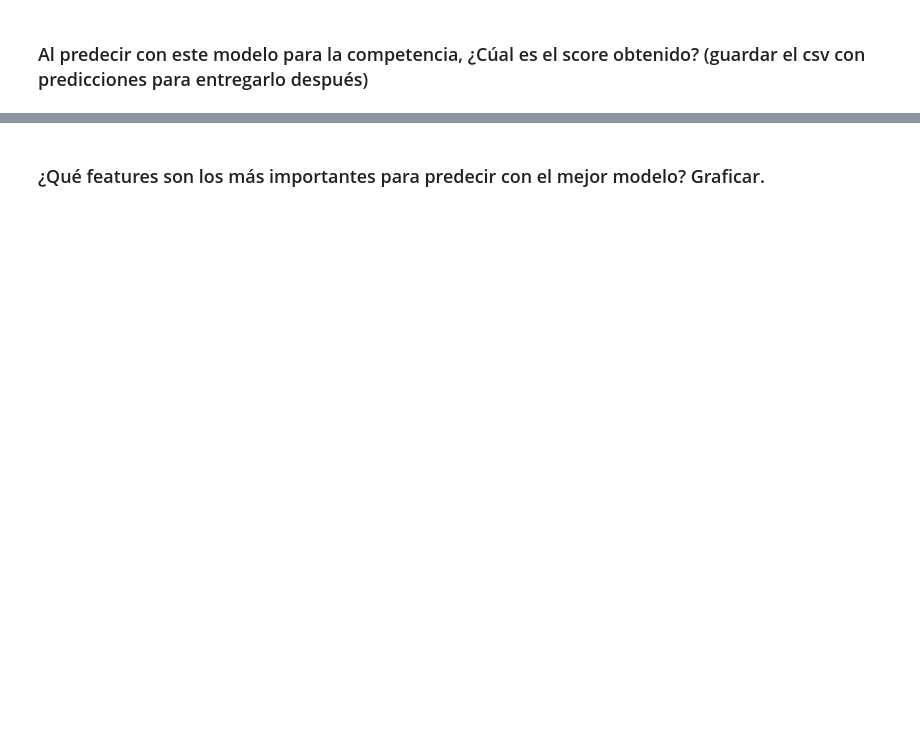
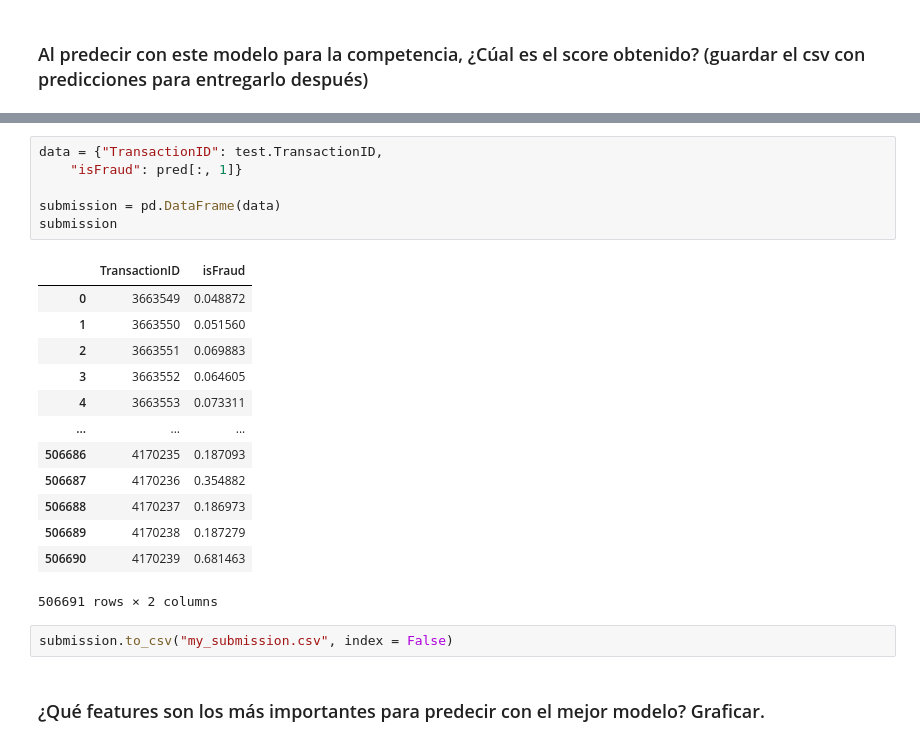
Before and after one commit to MauRodriguez/Orga-de-Datos-entregas, a Jupyter notebook: TP 3/baseline.ipynb, the cells around one changed output, grey strips where cells are left out. Drawn from its saved outputs; the diff is of its cells as text; blank space fills up the shorter version.

```diff
--- a/TP 3/baseline.ipynb
+++ b/TP 3/baseline.ipynb
@@ -88,2 +210,24 @@ Please also refer to the documentation for alternative solver options:
+# %%
+data = {"TransactionID": test.TransactionID,
+    "isFraud": pred[:, 1]}
+
+submission = pd.DataFrame(data)
+submission
+# %% [output]
+|  | TransactionID | isFraud |
+| 0 | 3663549 | 0.048872 |
+| 1 | 3663550 | 0.051560 |
+| 2 | 3663551 | 0.069883 |
+| 3 | 3663552 | 0.064605 |
+| 4 | 3663553 | 0.073311 |
+| ... | ... | ... |
+| 506686 | 4170235 | 0.187093 |
+| 506687 | 4170236 | 0.354882 |
+| 506688 | 4170237 | 0.186973 |
+| 506689 | 4170238 | 0.187279 |
+| 506690 | 4170239 | 0.681463 |
+506691 rows × 2 columns
+# %%
+submission.to_csv("my_submission.csv", index = False)
 # %% [markdown]
 ### ¿Qué features son los más importantes para predecir con el mejor modelo? Graficar.
```
Also changed, not shown: parts of 24 cells of this notebook, 2 other files.
